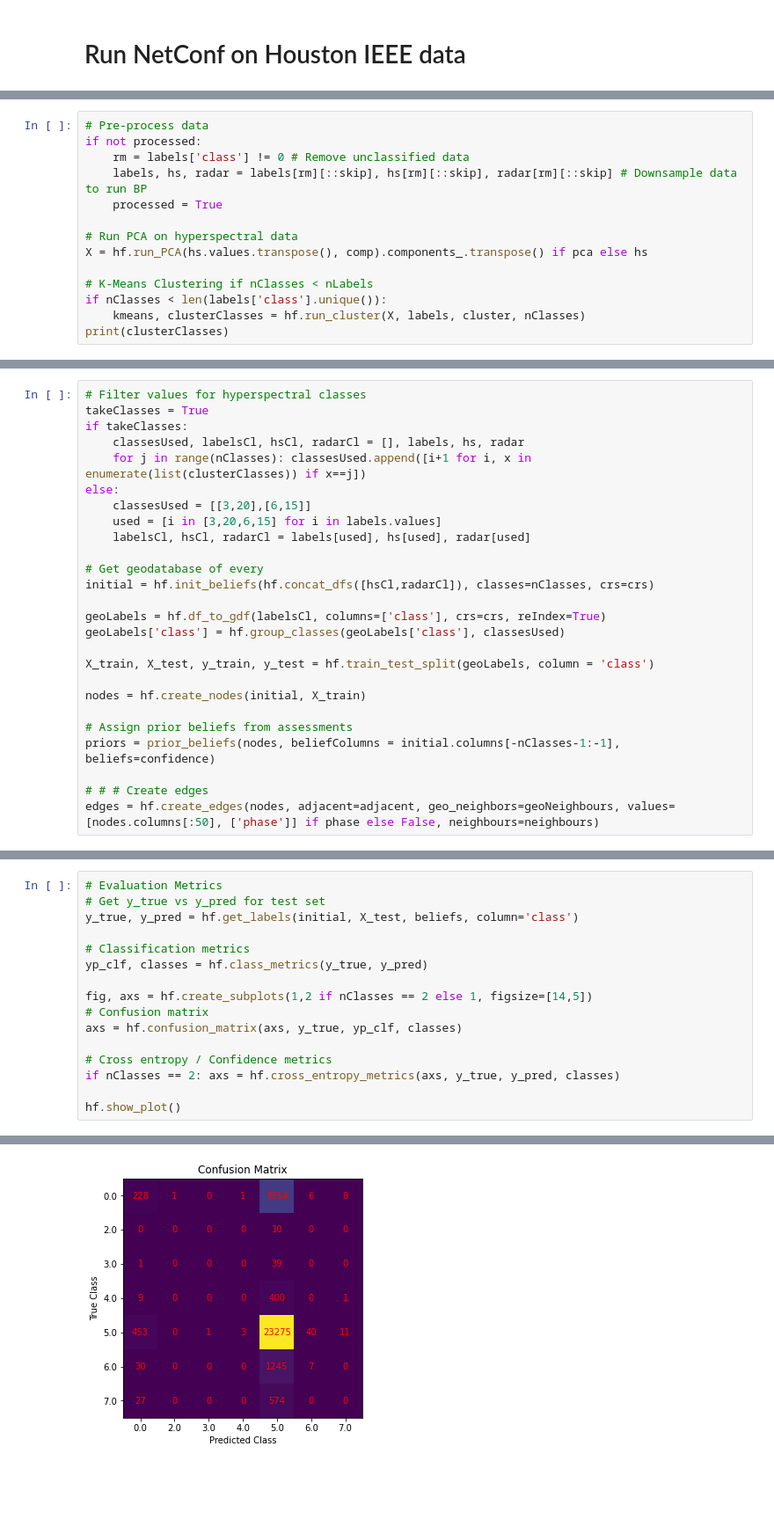
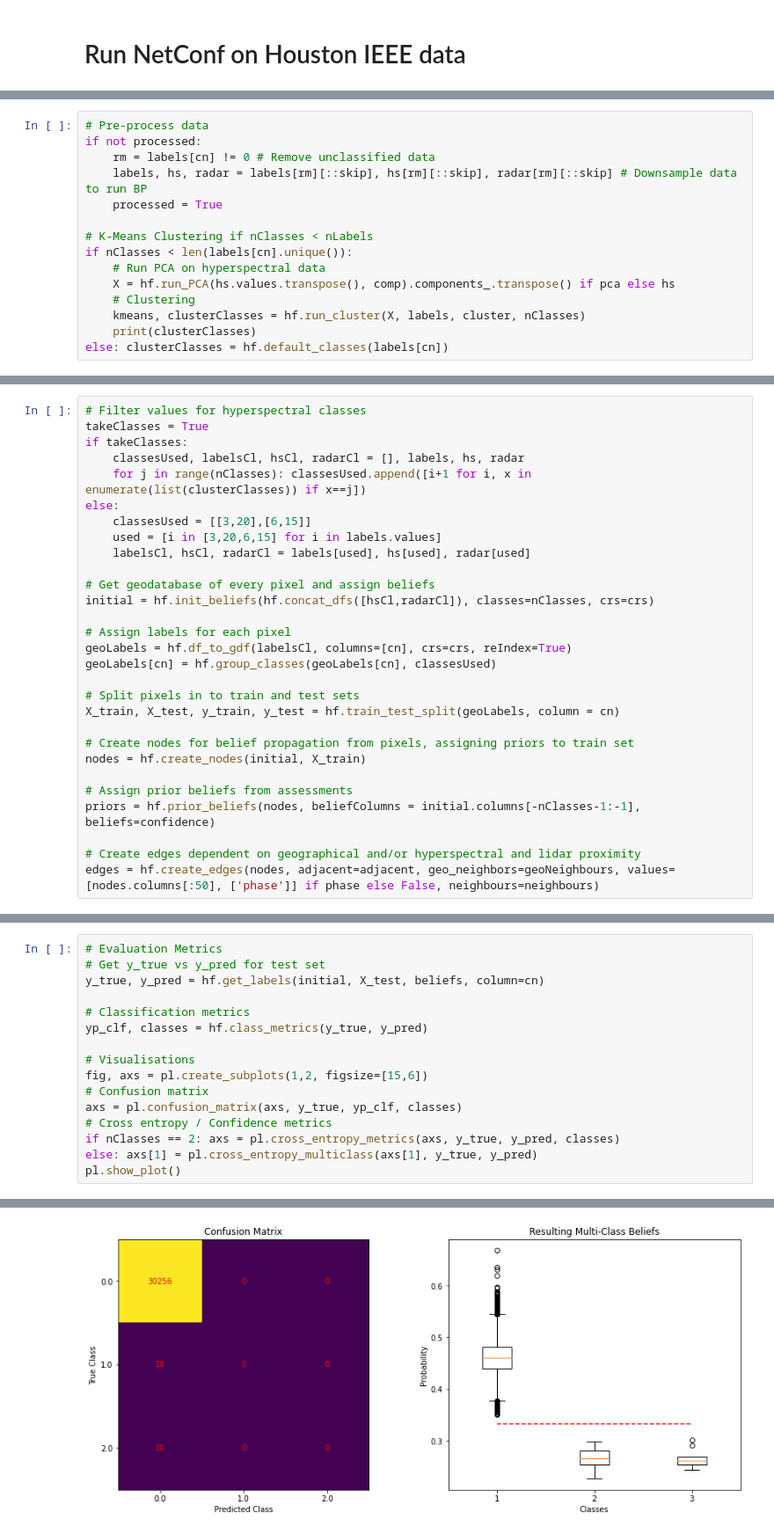
Before and after one commit to luke-scot/damage-assessment, a Jupyter notebook: run_netconf_houston.ipynb, the cells around one changed output, grey strips where cells are left out. Shown at 88% size. Cells and saved outputs as stored; diff of their text form; blank space fills up the shorter version.

Commit message:
Multi-class finalised on Houston with eval

```diff
--- a/run_netconf_houston.ipynb
+++ b/run_netconf_houston.ipynb
@@ -52,15 +48,16 @@ fig.tight_layout()
 # %%
 # Pre-process data
 if not processed:
-    rm = labels['class'] != 0 # Remove unclassified data
+    rm = labels[cn] != 0 # Remove unclassified data
     labels, hs, radar = labels[rm][::skip], hs[rm][::skip], radar[rm][::skip] # Downsample data to run BP
     processed = True
 
-# Run PCA on hyperspectral data
-X = hf.run_PCA(hs.values.transpose(), comp).components_.transpose() if pca else hs
-
 # K-Means Clustering if nClasses < nLabels
-if nClasses < len(labels['class'].unique()):
+if nClasses < len(labels[cn].unique()):
+    # Run PCA on hyperspectral data
+    X = hf.run_PCA(hs.values.transpose(), comp).components_.transpose() if pca else hs
+    # Clustering
     kmeans, clusterClasses = hf.run_cluster(X, labels, cluster, nClasses)
-print(clusterClasses)
+    print(clusterClasses)
+else: clusterClasses = hf.default_classes(labels[cn])
 # %% [output]
@@ -76,20 +73,23 @@ else:
     used = [i in [3,20,6,15] for i in labels.values]
     labelsCl, hsCl, radarCl = labels[used], hs[used], radar[used]
 
-# Get geodatabase of every
+# Get geodatabase of every pixel and assign beliefs
 initial = hf.init_beliefs(hf.concat_dfs([hsCl,radarCl]), classes=nClasses, crs=crs)
 
-geoLabels = hf.df_to_gdf(labelsCl, columns=['class'], crs=crs, reIndex=True)
-geoLabels['class'] = hf.group_classes(geoLabels['class'], classesUsed)
+# Assign labels for each pixel
+geoLabels = hf.df_to_gdf(labelsCl, columns=[cn], crs=crs, reIndex=True)
+geoLabels[cn] = hf.group_classes(geoLabels[cn], classesUsed)
 
-X_train, X_test, y_train, y_test = hf.train_test_split(geoLabels, column = 'class')
+# Split pixels in to train and test sets
+X_train, X_test, y_train, y_test = hf.train_test_split(geoLabels, column = cn)
 
+# Create nodes for belief propagation from pixels, assigning priors to train set
 nodes = hf.create_nodes(initial, X_train)
 
 # Assign prior beliefs from assessments
-priors = prior_beliefs(nodes, beliefColumns = initial.columns[-nClasses-1:-1], beliefs=confidence)
+priors = hf.prior_beliefs(nodes, beliefColumns = initial.columns[-nClasses-1:-1], beliefs=confidence)
 
-# # # Create edges
+# Create edges dependent on geographical and/or hyperspectral and lidar proximity
 edges = hf.create_edges(nodes, adjacent=adjacent, geo_neighbors=geoNeighbours, values=[nodes.columns[:50], ['phase']] if phase else False, neighbours=neighbours)
 # %%
 # Run belief propagation
@@ -115,19 +115,19 @@ Time elapsed: 239.61850666999817 seconds
 # %%
 # Evaluation Metrics
 # Get y_true vs y_pred for test set
-y_true, y_pred = hf.get_labels(initial, X_test, beliefs, column='class')
+y_true, y_pred = hf.get_labels(initial, X_test, beliefs, column=cn)
 
 # Classification metrics
 yp_clf, classes = hf.class_metrics(y_true, y_pred)
 
-fig, axs = hf.create_subplots(1,2 if nClasses == 2 else 1, figsize=[14,5])
+# Visualisations
+fig, axs = pl.create_subplots(1,2, figsize=[15,6])
 # Confusion matrix
-axs = hf.confusion_matrix(axs, y_true, yp_clf, classes)
-
+axs = pl.confusion_matrix(axs, y_true, yp_clf, classes)
 # Cross entropy / Confidence metrics
-if nClasses == 2: axs = hf.cross_entropy_metrics(axs, y_true, y_pred, classes)
-
-hf.show_plot()
+if nClasses == 2: axs = pl.cross_entropy_metrics(axs, y_true, y_pred, classes)
+else: axs[1] = pl.cross_entropy_multiclass(axs[1], y_true, y_pred)
+pl.show_plot()
 # %% [output]
               precision    recall  f1-score   support
 
@@ -145,3 +141,3 @@ weighted avg       0.67      0.78      0.70     30284
-[figure, old version]
+[figure, new version]
 # %%
 # Save figure
```
Also changed, not shown: parts of 8 cells of this notebook, 4 other files.
